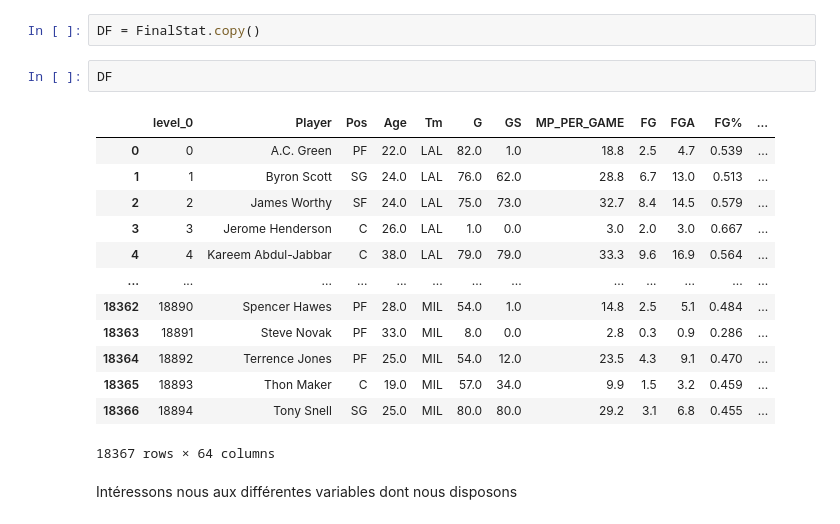
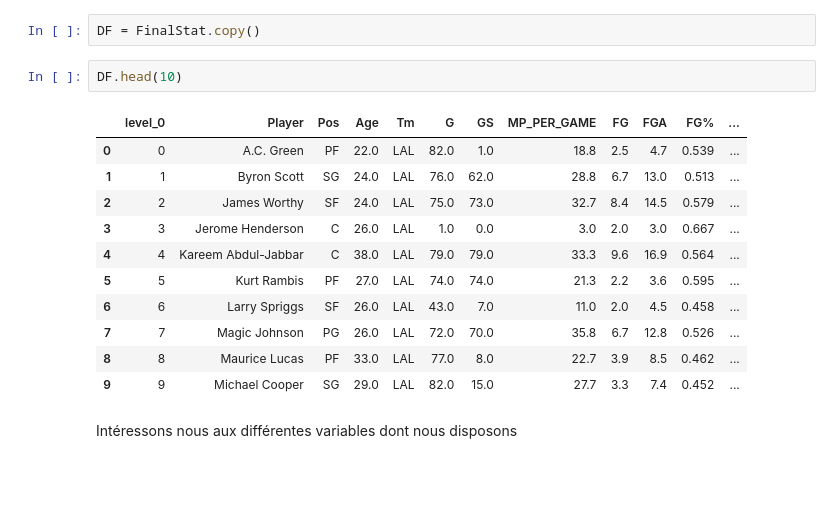
Before and after one commit to MartinErwan/ML_NBA_MVP_Prediction, a Jupyter notebook: PFE_Prediction.ipynb, the cells around one changed output. Saved outputs shown, nothing was run; the diff lists cells and outputs as text; blank space fills up the shorter version.

```diff
--- a/PFE_Prediction.ipynb
+++ b/PFE_Prediction.ipynb
@@ -32,21 +33,19 @@ FinalStat = pd.read_sql("""SELECT * from FinalStat""", FinalStatcon)
 # %%
 DF = FinalStat.copy()
 # %%
-DF
+DF.head(10)
 # %% [output]
 |  | level_0 | Player | Pos | Age | Tm | G | GS | MP_PER_GAME | FG | FGA | FG% | ... |
 | 0 | 0 | A.C. Green | PF | 22.0 | LAL | 82.0 | 1.0 | 18.8 | 2.5 | 4.7 | 0.539 | ... |
 | 1 | 1 | Byron Scott | SG | 24.0 | LAL | 76.0 | 62.0 | 28.8 | 6.7 | 13.0 | 0.513 | ... |
 | 2 | 2 | James Worthy | SF | 24.0 | LAL | 75.0 | 73.0 | 32.7 | 8.4 | 14.5 | 0.579 | ... |
 | 3 | 3 | Jerome Henderson | C | 26.0 | LAL | 1.0 | 0.0 | 3.0 | 2.0 | 3.0 | 0.667 | ... |
 | 4 | 4 | Kareem Abdul-Jabbar | C | 38.0 | LAL | 79.0 | 79.0 | 33.3 | 9.6 | 16.9 | 0.564 | ... |
-| ... | ... | ... | ... | ... | ... | ... | ... | ... | ... | ... | ... | ... |
-| 18362 | 18890 | Spencer Hawes | PF | 28.0 | MIL | 54.0 | 1.0 | 14.8 | 2.5 | 5.1 | 0.484 | ... |
-| 18363 | 18891 | Steve Novak | PF | 33.0 | MIL | 8.0 | 0.0 | 2.8 | 0.3 | 0.9 | 0.286 | ... |
-| 18364 | 18892 | Terrence Jones | PF | 25.0 | MIL | 54.0 | 12.0 | 23.5 | 4.3 | 9.1 | 0.470 | ... |
-| 18365 | 18893 | Thon Maker | C | 19.0 | MIL | 57.0 | 34.0 | 9.9 | 1.5 | 3.2 | 0.459 | ... |
-| 18366 | 18894 | Tony Snell | SG | 25.0 | MIL | 80.0 | 80.0 | 29.2 | 3.1 | 6.8 | 0.455 | ... |
+| 5 | 5 | Kurt Rambis | PF | 27.0 | LAL | 74.0 | 74.0 | 21.3 | 2.2 | 3.6 | 0.595 | ... |
+| 6 | 6 | Larry Spriggs | SF | 26.0 | LAL | 43.0 | 7.0 | 11.0 | 2.0 | 4.5 | 0.458 | ... |
+| 7 | 7 | Magic Johnson | PG | 26.0 | LAL | 72.0 | 70.0 | 35.8 | 6.7 | 12.8 | 0.526 | ... |
+| 8 | 8 | Maurice Lucas | PF | 33.0 | LAL | 77.0 | 8.0 | 22.7 | 3.9 | 8.5 | 0.462 | ... |
+| 9 | 9 | Michael Cooper | SG | 29.0 | LAL | 82.0 | 15.0 | 27.7 | 3.3 | 7.4 | 0.452 | ... |
-18367 rows × 64 columns
 # %% [markdown]
 Intéressons nous aux différentes variables dont nous disposons
 # %%
```
Also changed, not shown: parts of 55 cells of this notebook.
